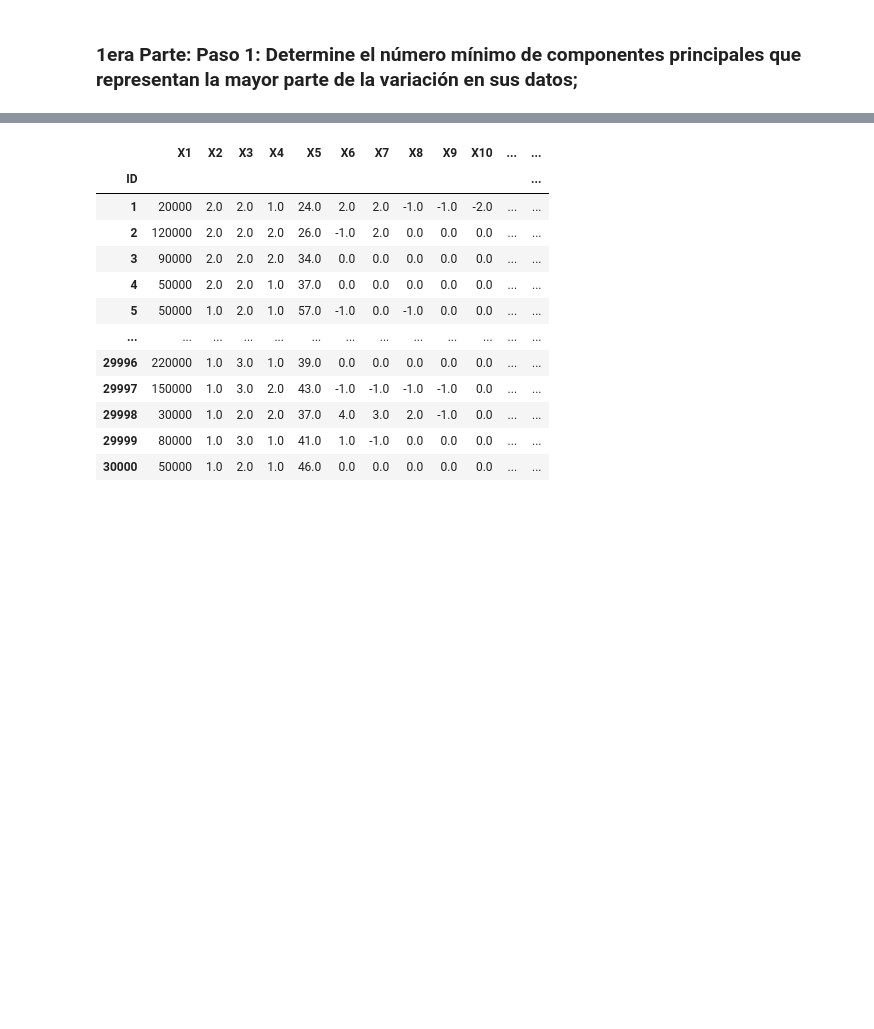
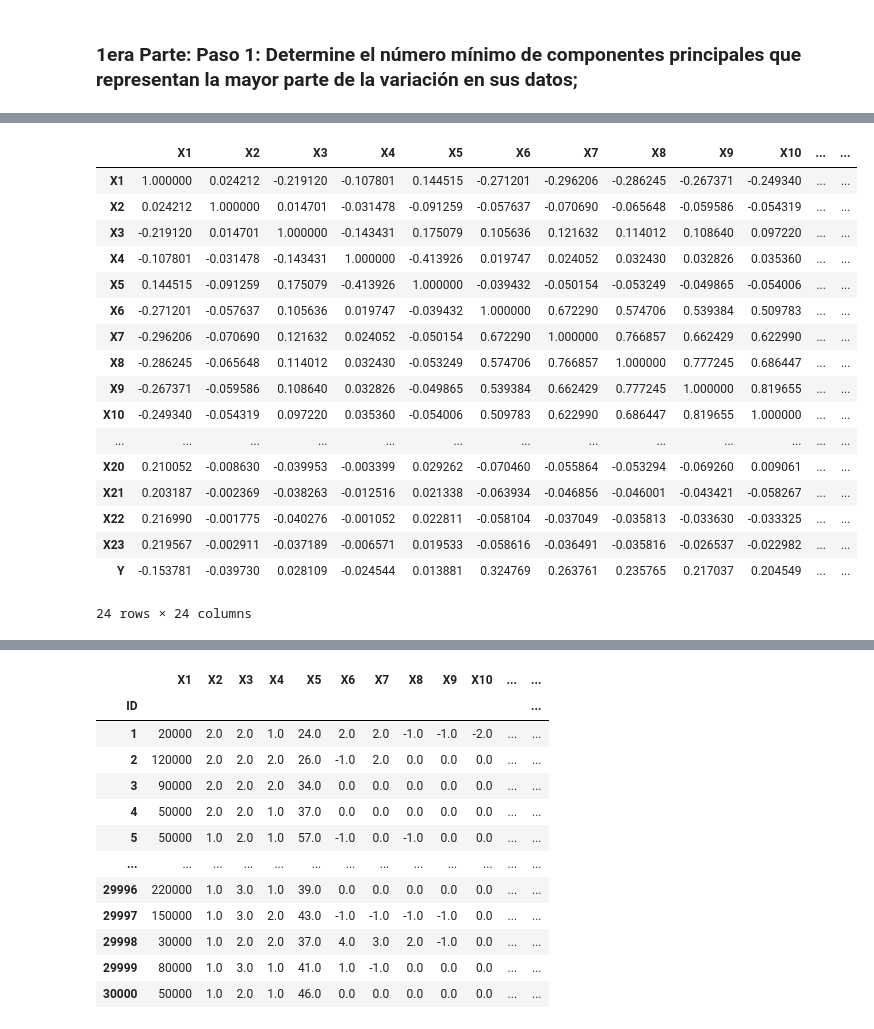
Before and after one commit to PosgradoMNA/actividades-del-projecto-equipo-60, a Jupyter notebook: Actividad Semanal -- 4.ipynb, the cells around one changed output, grey strips where cells are left out. Cells and saved outputs as stored; diff of their text form; code cells hidden in the pictures; blank space fills up the shorter version.

```diff
--- a/Actividad Semanal -- 4.ipynb
+++ b/Actividad Semanal -- 4.ipynb
@@ -179,0 +108,21 @@ dtype: bool
+# %%
+dfCreditosNro.corr()
+# %% [output]
+|  | X1 | X2 | X3 | X4 | X5 | X6 | X7 | X8 | X9 | X10 | ... | ... |
+| X1 | 1.000000 | 0.024212 | -0.219120 | -0.107801 | 0.144515 | -0.271201 | -0.296206 | -0.286245 | -0.267371 | -0.249340 | ... | ... |
+| X2 | 0.024212 | 1.000000 | 0.014701 | -0.031478 | -0.091259 | -0.057637 | -0.070690 | -0.065648 | -0.059586 | -0.054319 | ... | ... |
+| X3 | -0.219120 | 0.014701 | 1.000000 | -0.143431 | 0.175079 | 0.105636 | 0.121632 | 0.114012 | 0.108640 | 0.097220 | ... | ... |
+| X4 | -0.107801 | -0.031478 | -0.143431 | 1.000000 | -0.413926 | 0.019747 | 0.024052 | 0.032430 | 0.032826 | 0.035360 | ... | ... |
+| X5 | 0.144515 | -0.091259 | 0.175079 | -0.413926 | 1.000000 | -0.039432 | -0.050154 | -0.053249 | -0.049865 | -0.054006 | ... | ... |
+| X6 | -0.271201 | -0.057637 | 0.105636 | 0.019747 | -0.039432 | 1.000000 | 0.672290 | 0.574706 | 0.539384 | 0.509783 | ... | ... |
+| X7 | -0.296206 | -0.070690 | 0.121632 | 0.024052 | -0.050154 | 0.672290 | 1.000000 | 0.766857 | 0.662429 | 0.622990 | ... | ... |
+| X8 | -0.286245 | -0.065648 | 0.114012 | 0.032430 | -0.053249 | 0.574706 | 0.766857 | 1.000000 | 0.777245 | 0.686447 | ... | ... |
+| X9 | -0.267371 | -0.059586 | 0.108640 | 0.032826 | -0.049865 | 0.539384 | 0.662429 | 0.777245 | 1.000000 | 0.819655 | ... | ... |
+| X10 | -0.249340 | -0.054319 | 0.097220 | 0.035360 | -0.054006 | 0.509783 | 0.622990 | 0.686447 | 0.819655 | 1.000000 | ... | ... |
+| ... | ... | ... | ... | ... | ... | ... | ... | ... | ... | ... | ... | ... |
+| X20 | 0.210052 | -0.008630 | -0.039953 | -0.003399 | 0.029262 | -0.070460 | -0.055864 | -0.053294 | -0.069260 | 0.009061 | ... | ... |
+| X21 | 0.203187 | -0.002369 | -0.038263 | -0.012516 | 0.021338 | -0.063934 | -0.046856 | -0.046001 | -0.043421 | -0.058267 | ... | ... |
+| X22 | 0.216990 | -0.001775 | -0.040276 | -0.001052 | 0.022811 | -0.058104 | -0.037049 | -0.035813 | -0.033630 | -0.033325 | ... | ... |
+| X23 | 0.219567 | -0.002911 | -0.037189 | -0.006571 | 0.019533 | -0.058616 | -0.036491 | -0.035816 | -0.026537 | -0.022982 | ... | ... |
+| Y | -0.153781 | -0.039730 | 0.028109 | -0.024544 | 0.013881 | 0.324769 | 0.263761 | 0.235765 | 0.217037 | 0.204549 | ... | ... |
+24 rows × 24 columns
```
Also changed, not shown: parts of 41 cells of this notebook.
